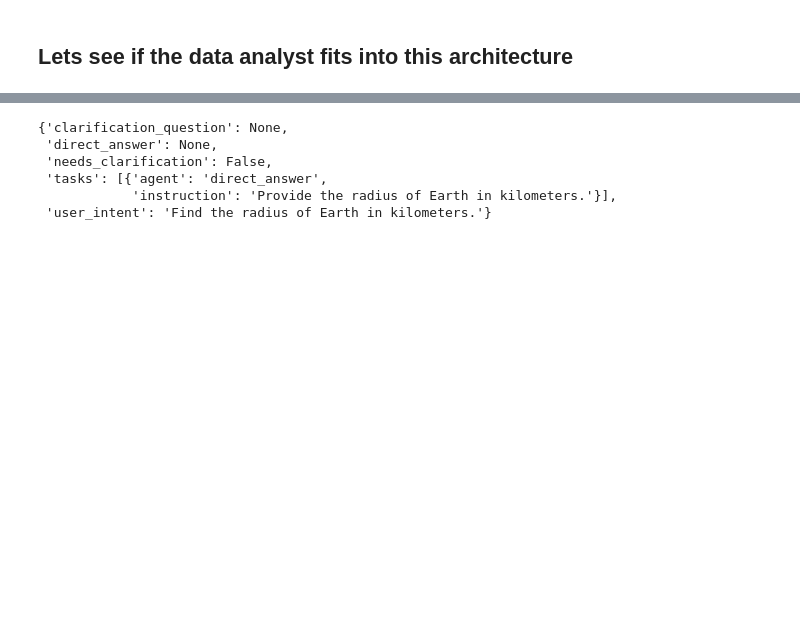
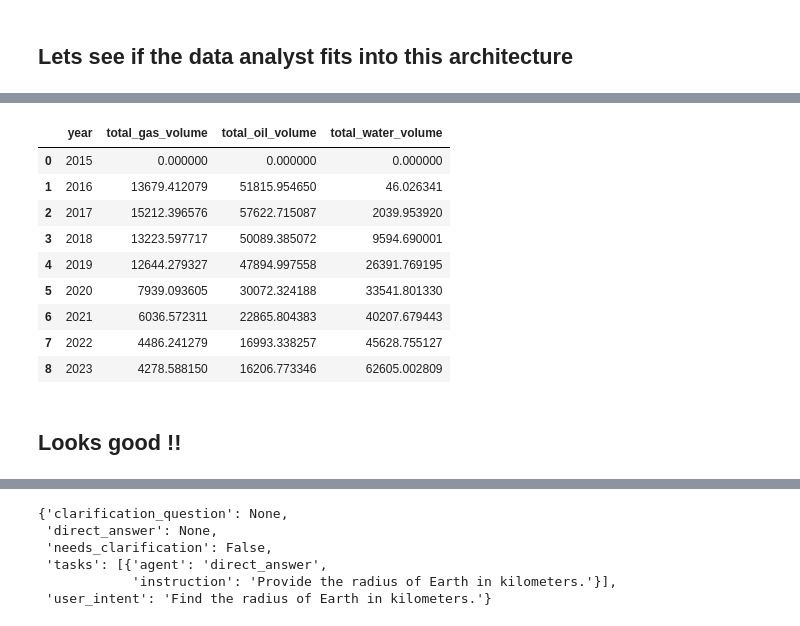
Before and after one commit to xavierbox/AgenticWaterfloodInsights3, a Jupyter notebook: notebooks/experiment2.ipynb, the cells around one changed output, grey strips where cells are left out. Saved outputs shown, nothing was run; the diff lists cells and outputs as text; code cells hidden in the pictures; blank space fills up the shorter version.

```diff
--- a/notebooks/experiment2.ipynb
+++ b/notebooks/experiment2.ipynb
@@ -1079,10 +1098,19 @@ from visualization_system.visualization_backend.analyst.analyst_system import SQ
 #sql_tools  = smart_data_agent_tools
 
 
-class DataFrameResult(BaseModel):
-    table_name: str
-    description: str | None = None
-    dataframe: Any
+
+class AgentTableResponse(BaseModel):
+    # Literal ensures the LLM chooses only these specific strings
+    agent: Literal["analyst"] = Field(
+        default="analyst",
+        description="The role of the agent. Always 'analyst'."
+    )
+
+    clarification: Optional[str] = Field(default=None, description="A follow-up question if the response_type is 'question'")
+
+    user_query: str = Field( description='sanitized user query')
+    tables: List[TableItemAgentResponse] = Field(default=[], description="Comma-separated list of table names")
+
 
 
 class DataAnalystComponent:
@@ -1127,10 +1155,16 @@ class DataAnalystComponent:
     def set_data(self,df_dict: Dict[str,pd.DataFrame]):
          self._smart_data.set_data(df_dict)
 
-    def run(self, query: str) -> TaskResult:
+    def run(self, query: str, facts_context : str | None  = None) -> TaskResult:
+
+        prompt = self.prompt
+        if  facts_context:
+            prompt = prompt + f"\nCONVERSATION FACTS:\n{facts_context}"
+
+
         agent = create_agent(
             model=self.llm,
-            system_prompt=self.prompt,
+            system_prompt = prompt,
             tools=self.tools,
             response_format=ToolStrategy(AgentTableResponse),
         )
@@ -1168,7 +1202,7 @@ class DataAnalystComponent:
                     continue
 
                 cheap_parts.append(
-                    f"Created table `{table_name}`: {description or 'No description provided.'}"
+                    f"{self.agent_name} agent created and stored the table `{table_name}`: {description or 'No description provided.'}"
                 )
 
                 df = self._smart_data.get_table_as_df(table_name)
@@ -1199,7 +1233,7 @@ class DataAnalystComponent:
         )
 
 
-from visualization_system.visualization_backend.analyst.semantics.semantic_models import semantic_catalog
+from visualization_system.visualization_backend.analyst.semantics.semantic_models import SemanticCatalog, semantic_catalog
 from visualization_system.visualization_backend.analyst.semantics.semantic_models import idioms as all_idiom_rules
 
 
@@ -1251,6 +1285,6 @@ analyst.set_data( {'injectors':inj, 'producers':prod, 'locations': locs } )
 #we can now run a test with a simple query:
 
 
-task_result = analyst.run("How many wells are there? Show the count split by well type ")
+task_result = analyst.run("plot the total yearly aggragated gas,oil and water production")
 # %% [output]
 base_tables=[TableCard(name='injectors', description='Water injection time series. Each row contains a dated observation of water injection for a given Injector well in a given subzone and sector', ki ...
@@ -1258,2 +1309,0 @@ base_tables=[TableCard(name='injectors', description='Water injection time serie
-# %%
-task_result = analyst.run("How many wells are there? Show the count split by well type ")
@@ -1296,0 +1365,15 @@ DATA RESULTS:
+# %%
+analyst.smart_data.get_table_as_df( 'yearly_aggregated_gas_oil_water_production' )
+# %% [output]
+|  | year | total_gas_volume | total_oil_volume | total_water_volume |
+| 0 | 2015 | 0.000000 | 0.000000 | 0.000000 |
+| 1 | 2016 | 13679.412079 | 51815.954650 | 46.026341 |
+| 2 | 2017 | 15212.396576 | 57622.715087 | 2039.953920 |
+| 3 | 2018 | 13223.597717 | 50089.385072 | 9594.690001 |
+| 4 | 2019 | 12644.279327 | 47894.997558 | 26391.769195 |
+| 5 | 2020 | 7939.093605 | 30072.324188 | 33541.801330 |
+| 6 | 2021 | 6036.572311 | 22865.804383 | 40207.679443 |
+| 7 | 2022 | 4486.241279 | 16993.338257 | 45628.755127 |
+| 8 | 2023 | 4278.588150 | 16206.773346 | 62605.002809 |
+# %% [markdown]
+## Looks good !!
```
Also changed, not shown: parts of 29 cells of this notebook, 2 other files.
